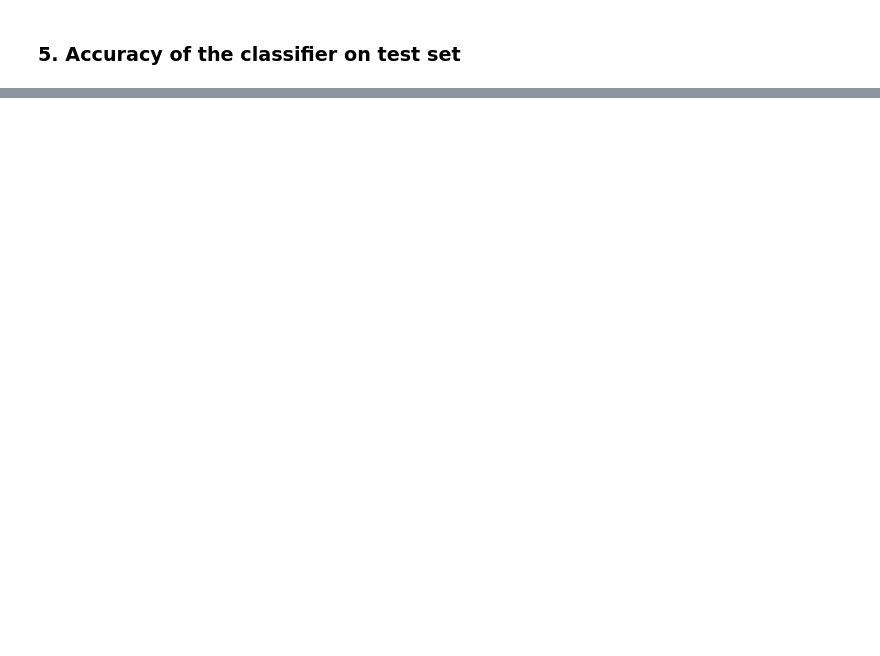
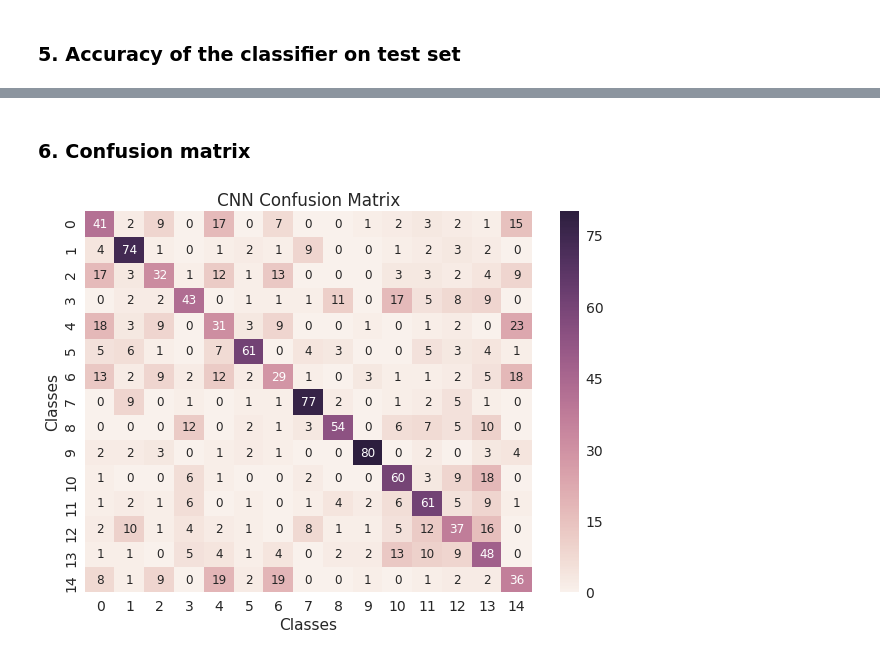
Before and after one commit to udacity-om/ud_machine_learning, a Jupyter notebook: projects/capstone/classifier_cnn.ipynb, the cells around one changed output, grey strips where cells are left out. Drawn from its saved outputs; the diff is of its cells as text; code cells hidden in the pictures; blank space fills up the shorter version.

```diff
--- a/projects/capstone/classifier_cnn.ipynb
+++ b/projects/capstone/classifier_cnn.ipynb
@@ -181,0 +229,18 @@ Accuracy of the SVM classifier is 25.7333333333 %
+# %% [markdown]
+### 6. Confusion matrix
+# %%
+Y_pred = model.predict(X_test_gray)
+y_pred = np.argmax(Y_pred, axis = 1)
+
+cm = confusion_matrix(np.argmax(y_test, axis = 1), y_pred)
+#print(cm)
+df_cm = pd.DataFrame(cm, range(NUM_CLASSES), range(NUM_CLASSES))
+plt.figure(figsize = (10,7))
+sn.set(font_scale=1.4)
+sn.heatmap(df_cm, annot=True,annot_kws={"size": 12})
+plt.title('CNN Confusion Matrix')
+plt.xlabel('Classes')
+plt.ylabel('Classes')
+plt.show()
+# %% [output]
+[figure, added]
```
Also changed, not shown: parts of 13 cells of this notebook, 5 other files.
